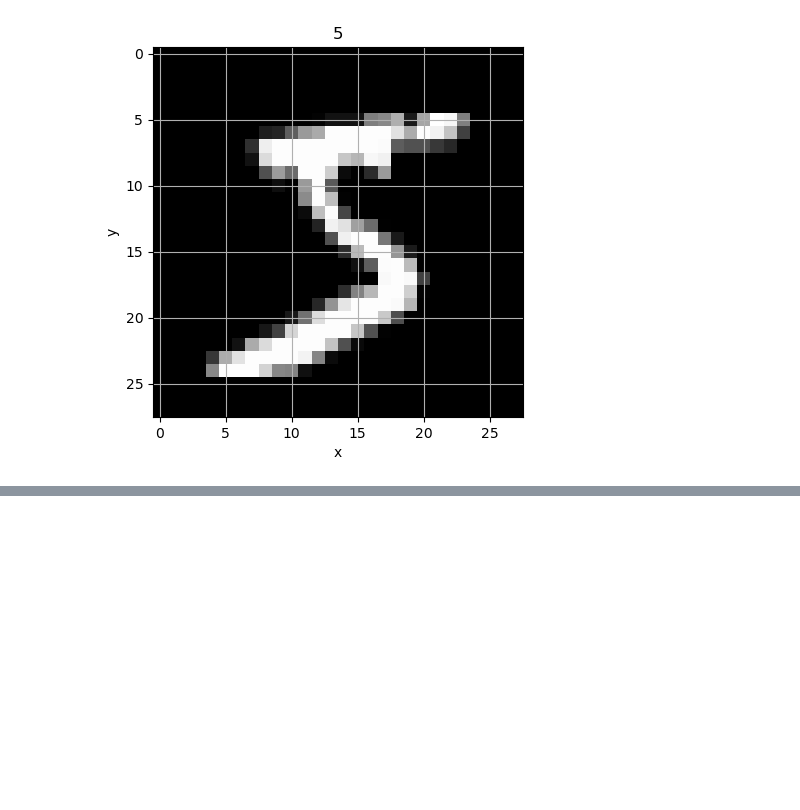
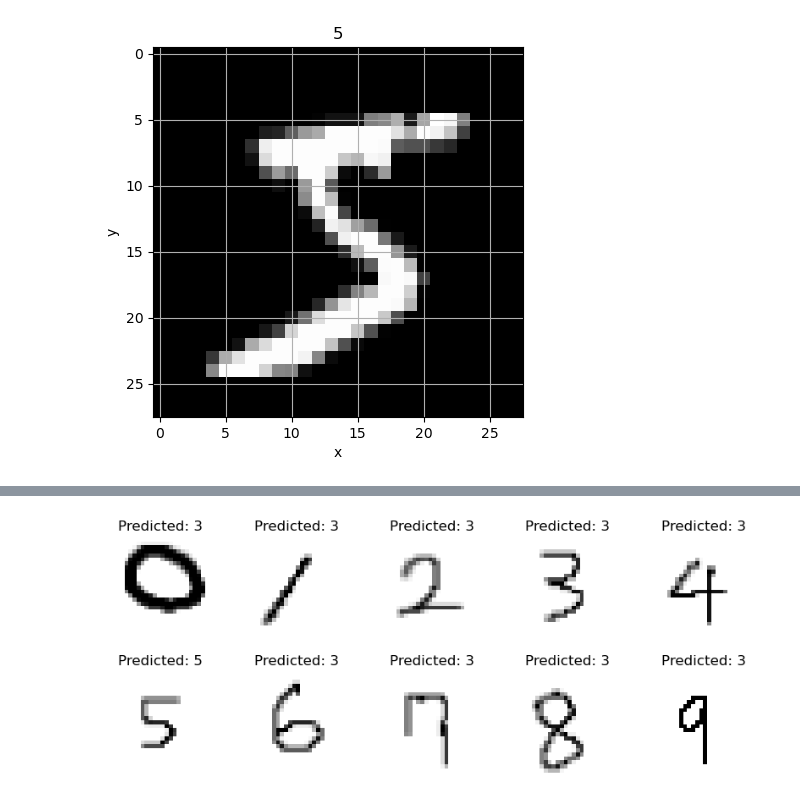
Before and after one commit to changyeol2/computervision, a Jupyter notebook: 컴비응1팀.ipynb, the cells around one changed output, grey strips where cells are left out. Drawn from its saved outputs; the diff is of its cells as text; code cells hidden in the pictures; blank space fills up the shorter version.

```diff
--- a/컴비응1팀.ipynb
+++ b/컴비응1팀.ipynb
@@ -137,4 +143,13 @@ predictions = predict_images(image_folder)
 
 for img_path, predicted_digit in predictions:
     print(f"Image: {img_path}, Predicted digit: {predicted_digit}")
+
+
+plt.figure(figsize=(10, 10))
+for i, (img_path, predicted_digit) in enumerate(predictions):
+    img = image.load_img(img_path, target_size=(28, 28), color_mode='grayscale')
+    plt.subplot(5, 5, i + 1)
+    plt.imshow(img, cmap='gray')
+    plt.title(f"Predicted: {predicted_digit}")
+    plt.axis('off')
 # %% [output]
@@ -157,0 +173 @@ Image: C:\Users\OWNER\team7\9.png, Predicted digit: 8
+[figure, added]
```
Also changed, not shown: parts of 3 cells of this notebook.
